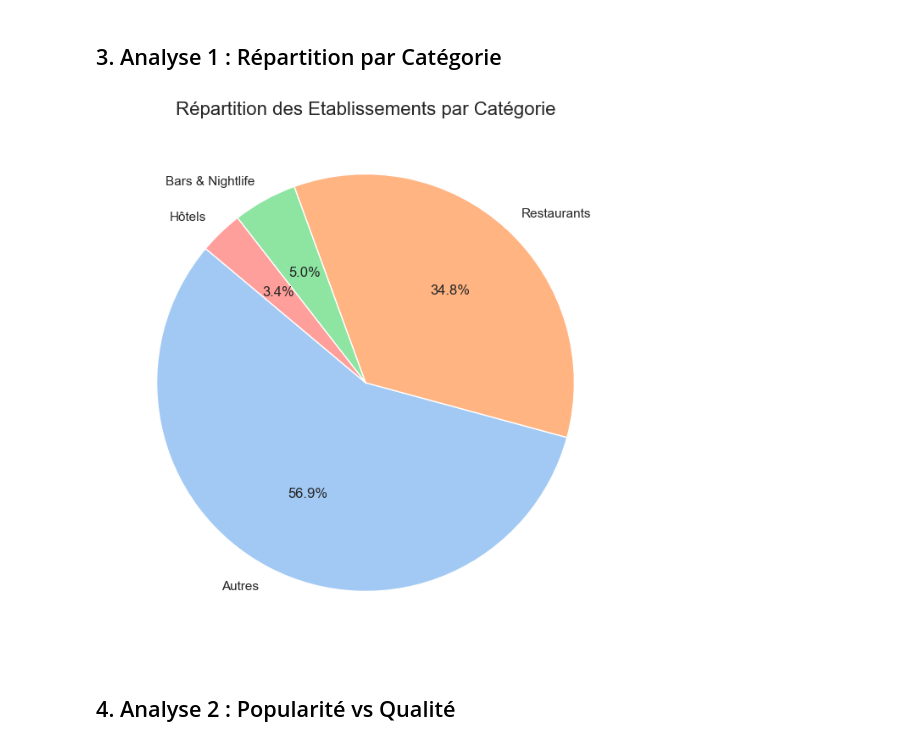
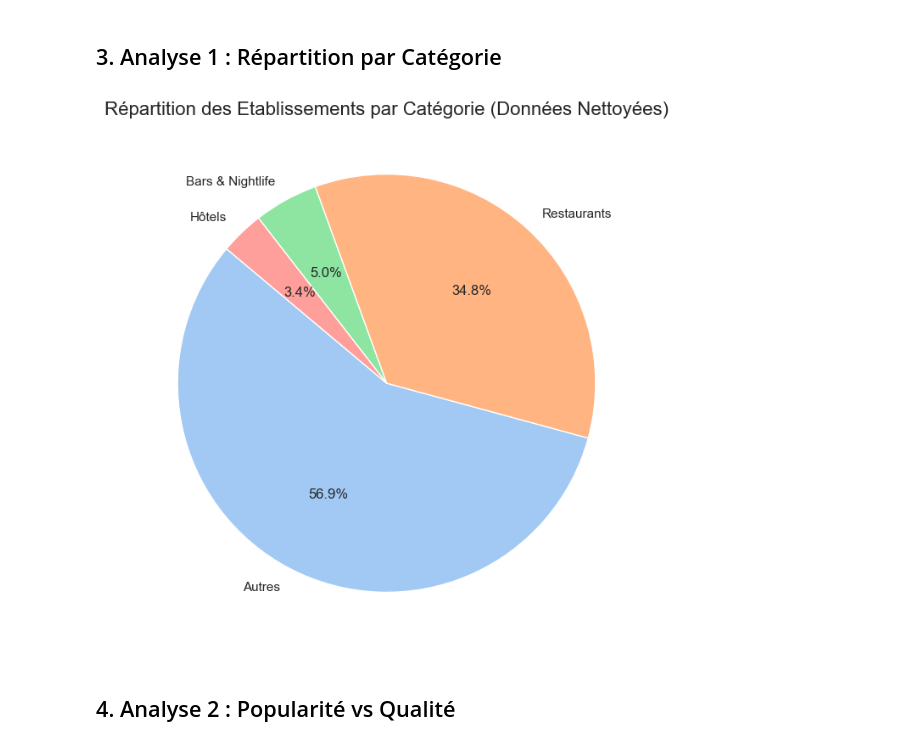
Before and after one commit to adamelhirch/S6C01, a Jupyter notebook: notebooks/SAE-68_dashboard_performance.ipynb, the cells around one changed output. Drawn from its saved outputs; the diff is of its cells as text; code cells hidden in the pictures.

Commit message:
SAE-68: Update dashboard to use cleaned parquet data

```diff
--- a/notebooks/SAE-68_dashboard_performance.ipynb
+++ b/notebooks/SAE-68_dashboard_performance.ipynb
@@ -26,9 +26,0 @@ os.makedirs('../outputs/figures', exist_ok=True)
-# %%
-data_path = '../data/raw/yelp_academic_dataset_business.json'
-
-# Lecture ligne par ligne (optimisation mémoire)
-chunks = pd.read_json(data_path, lines=True, chunksize=100000)
-df_business = pd.concat(chunks)
-
-print(f"Dimensions: {df_business.shape}")
-df_business.head()
@@ -42,0 +27,11 @@ Dimensions: (150346, 14)
+# %%
+data_path = '../data/cleaned/business_clean.parquet'
+
+if os.path.exists(data_path):
+    df_business = pd.read_parquet(data_path)
+    print(f"Données chargées depuis {data_path}")
+    print(f"Dimensions: {df_business.shape}")
+else:
+    print(f"ERREUR: Le fichier {data_path} est introuvable. Veuillez exécuter SAE-96.")
+
+df_business.head()
@@ -72,13 +76,13 @@ Name: count, dtype: int64
 # %%
 category_counts = df_business['Main_Category'].value_counts()
 
 plt.figure(figsize=(10, 8))
 plt.pie(category_counts, labels=category_counts.index, autopct='%1.1f%%', startangle=140, colors=sns.color_palette('pastel'))
-plt.title('Répartition des Etablissements par Catégorie', fontsize=16)
+plt.title('Répartition des Etablissements par Catégorie (Données Nettoyées)', fontsize=16)
 plt.savefig('../outputs/figures/sae68_repartition_categories.png')
 plt.show()
 # %% [output]
-[figure, old version]
+[figure, new version]
 # %% [markdown]
 ## 4. Analyse 2 : Popularité vs Qualité
 # %%
```
Also changed, not shown: parts of 5 cells of this notebook, 1 other file.
